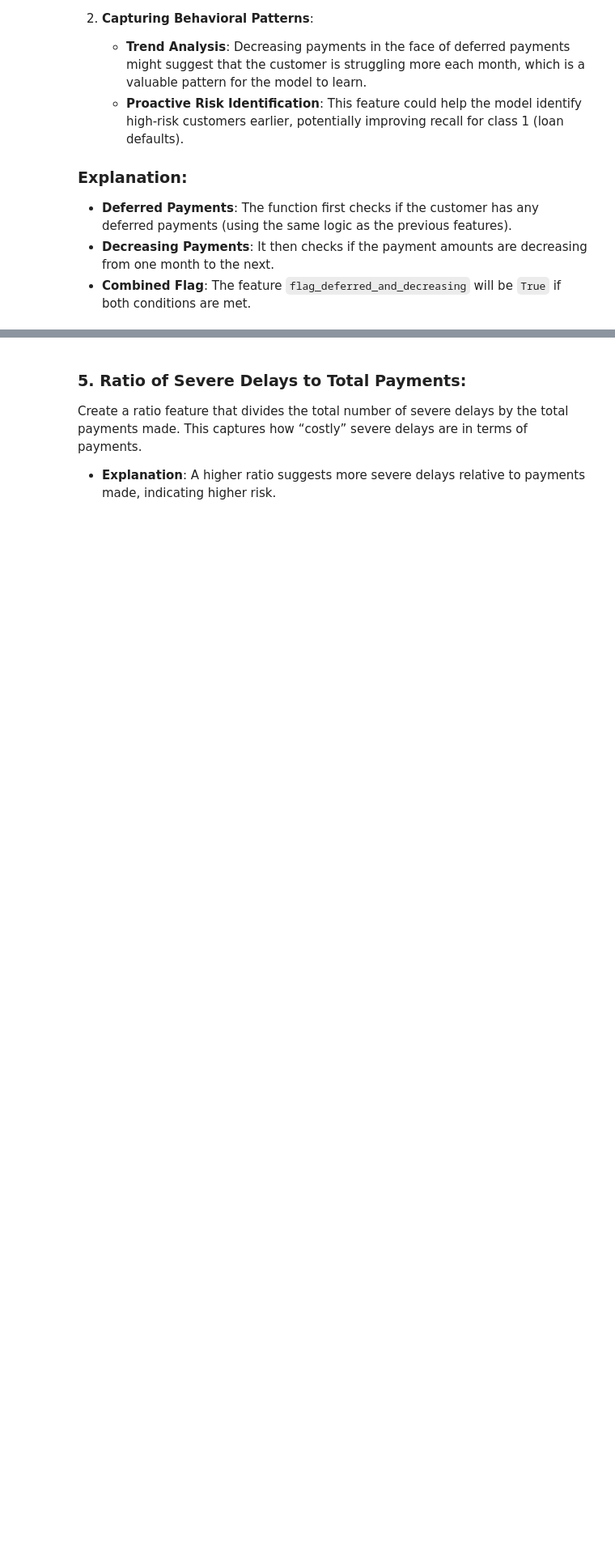
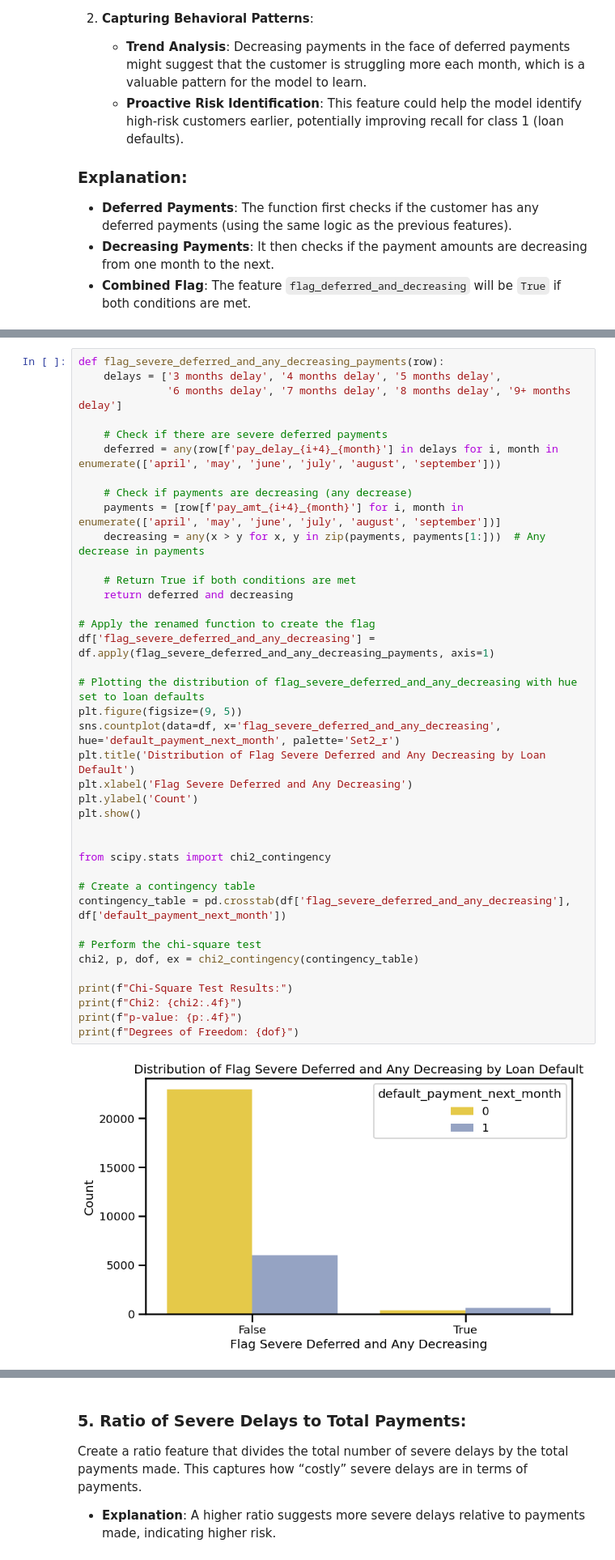
Before and after one commit to micah-shull/ML_Classification_Loan_Defaults, a Jupyter notebook: loan_defaults_008_eda_categorical_data_feature_engineering.ipynb, the cells around one changed output, grey strips where cells are left out. Shown at 81% size. Cells and saved outputs as stored; diff of their text form; blank space fills up the shorter version.

```diff
--- a/loan_defaults_008_eda_categorical_data_feature_engineering.ipynb
+++ b/loan_defaults_008_eda_categorical_data_feature_engineering.ipynb
@@ -798,2 +863,43 @@ Chi2: 307.5055
 p-value: 0.0000
 Degrees of Freedom: 1
+# %%
+def flag_severe_deferred_and_any_decreasing_payments(row):
+    delays = ['3 months delay', '4 months delay', '5 months delay',
+              '6 months delay', '7 months delay', '8 months delay', '9+ months delay']
+
+    # Check if there are severe deferred payments
+    deferred = any(row[f'pay_delay_{i+4}_{month}'] in delays for i, month in enumerate(['april', 'may', 'june', 'july', 'august', 'september']))
+
+    # Check if payments are decreasing (any decrease)
+    payments = [row[f'pay_amt_{i+4}_{month}'] for i, month in enumerate(['april', 'may', 'june', 'july', 'august', 'september'])]
+    decreasing = any(x > y for x, y in zip(payments, payments[1:]))  # Any decrease in payments
+
+    # Return True if both conditions are met
+    return deferred and decreasing
+
+# Apply the renamed function to create the flag
+df['flag_severe_deferred_and_any_decreasing'] = df.apply(flag_severe_deferred_and_any_decreasing_payments, axis=1)
+
+# Plotting the distribution of flag_severe_deferred_and_any_decreasing with hue set to loan defaults
+plt.figure(figsize=(9, 5))
+sns.countplot(data=df, x='flag_severe_deferred_and_any_decreasing', hue='default_payment_next_month', palette='Set2_r')
+plt.title('Distribution of Flag Severe Deferred and Any Decreasing by Loan Default')
+plt.xlabel('Flag Severe Deferred and Any Decreasing')
+plt.ylabel('Count')
+plt.show()
+
+
+from scipy.stats import chi2_contingency
+
+# Create a contingency table
+contingency_table = pd.crosstab(df['flag_severe_deferred_and_any_decreasing'], df['default_payment_next_month'])
+
+# Perform the chi-square test
+chi2, p, dof, ex = chi2_contingency(contingency_table)
+
+print(f"Chi-Square Test Results:")
+print(f"Chi2: {chi2:.4f}")
+print(f"p-value: {p:.4f}")
+print(f"Degrees of Freedom: {dof}")
+# %% [output]
+[figure, added]
```
Also changed, not shown: parts of 17 cells of this notebook.
